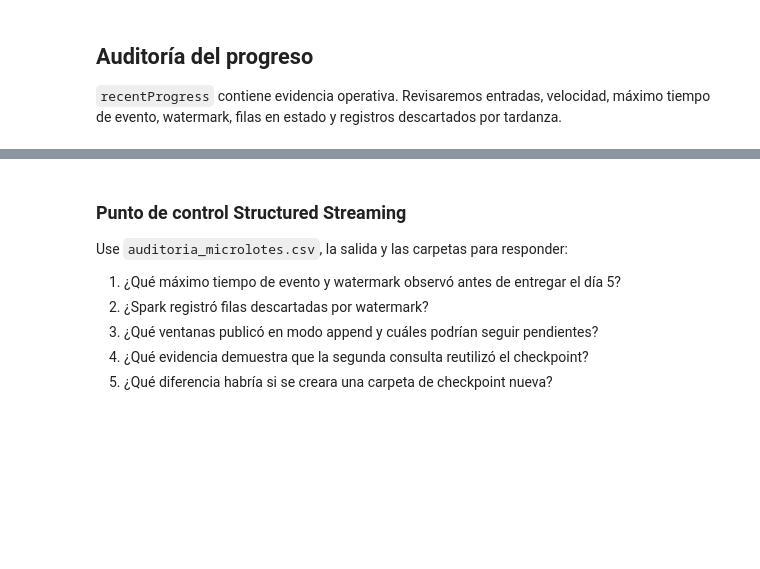
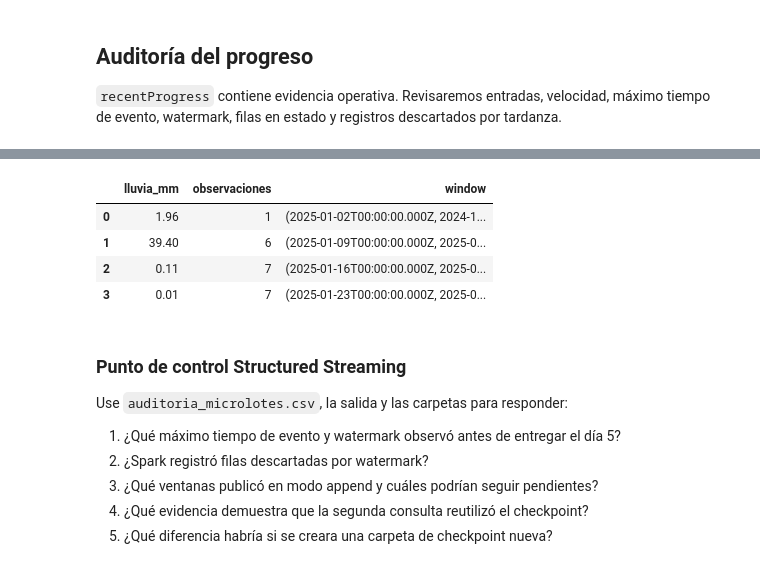
Before and after one commit to BrayanPineda1604/big-data-postgraduate-bpineda, a Jupyter notebook: kit/Notebooks/08_Streaming_de_Eventos.ipynb, the cells around one changed output, grey strips where cells are left out. Saved outputs shown, nothing was run; the diff lists cells and outputs as text; code cells hidden in the pictures; blank space fills up the shorter version.

```diff
--- a/kit/Notebooks/08_Streaming_de_Eventos.ipynb
+++ b/kit/Notebooks/08_Streaming_de_Eventos.ipynb
@@ -411,7 +521,7 @@ descartadas = int(auditoria['descartadas_watermark'].fillna(0).sum())
 archivos_resultado = list(RESULTADO.glob('*.json'))
 
 if archivos_resultado:
-    salida_stream = spark.read.json(str(RESULTADO / '*.json'))
+    salida_stream = spark.read.json(str(RESULTADO))
     salida_pandas = salida_stream.orderBy('window.start').toPandas()
 else:
     salida_pandas = pd.DataFrame()
@@ -430,3 +540,4 @@ control_e11 = {
 )
 display(pd.DataFrame([control_e11]))
 display(salida_pandas)
+# %% [output]
@@ -433,3 +546,8 @@ display(salida_pandas)
+|  | lluvia_mm | observaciones | window |
+| 0 | 1.96 | 1 | (2025-01-02T00:00:00.000Z, 2024-1... |
+| 1 | 39.40 | 6 | (2025-01-09T00:00:00.000Z, 2025-0... |
+| 2 | 0.11 | 7 | (2025-01-16T00:00:00.000Z, 2025-0... |
+| 3 | 0.01 | 7 | (2025-01-23T00:00:00.000Z, 2025-0... |
 # %% [markdown]
 ### Punto de control Structured Streaming
 
```
Also changed, not shown: parts of 13 cells of this notebook, 1 other file.
